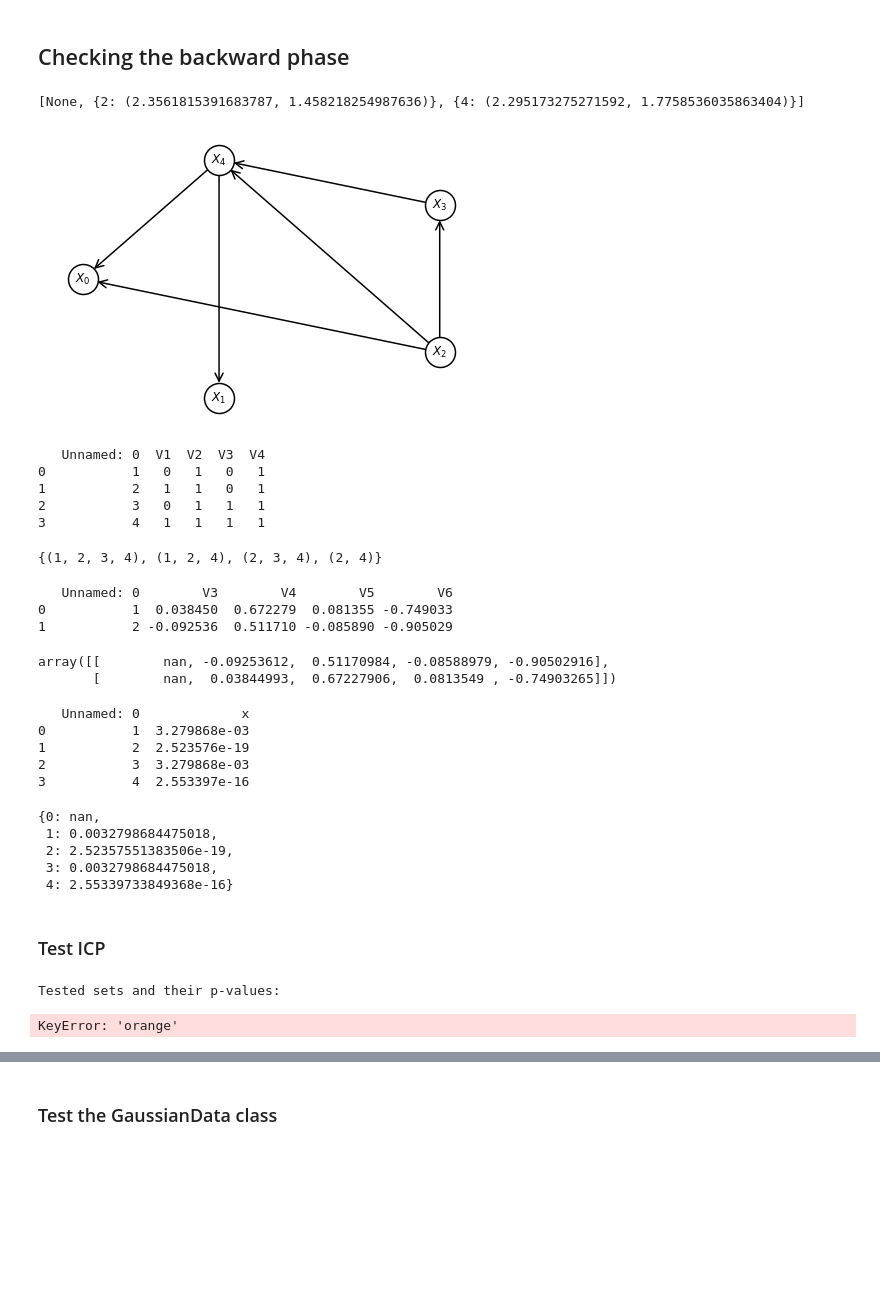
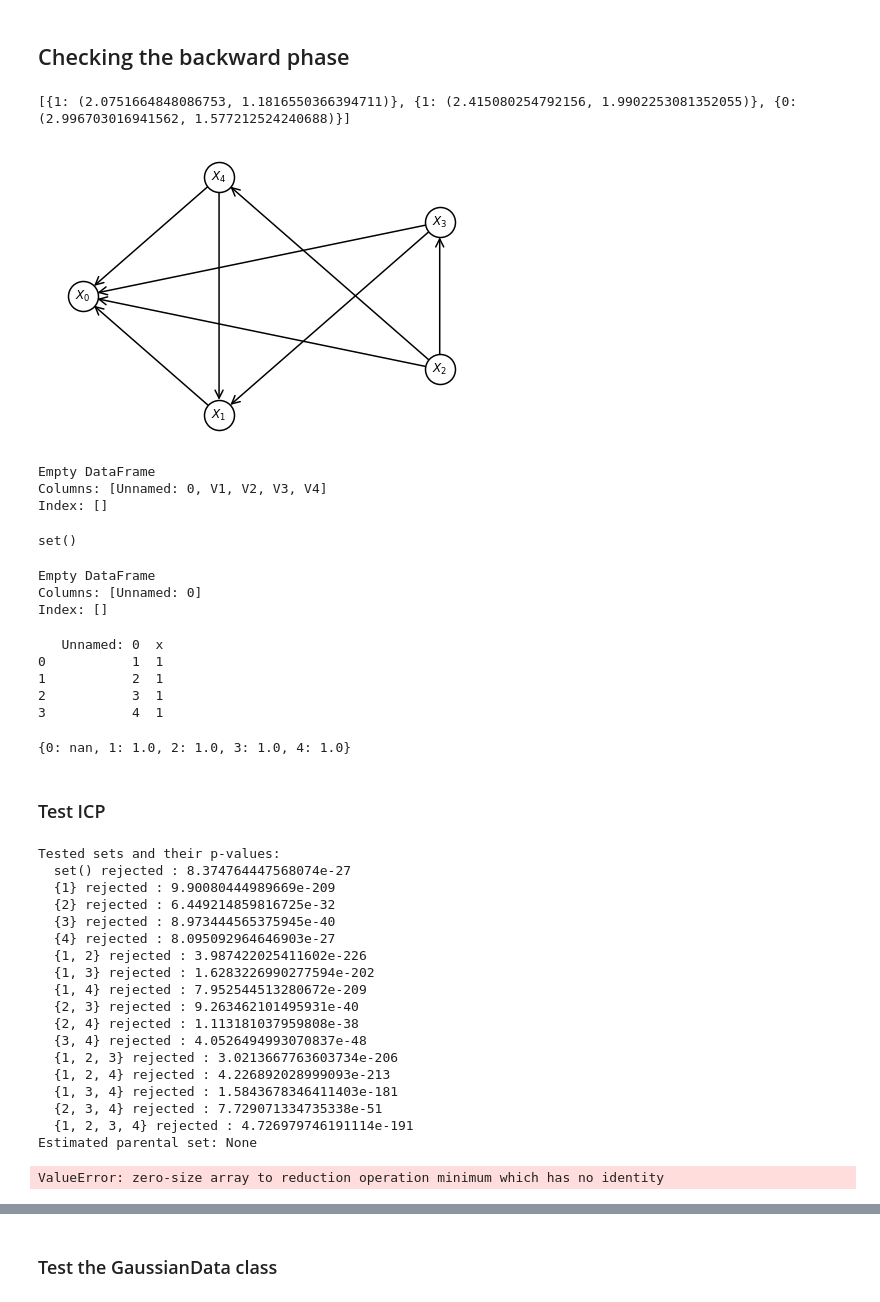
Before and after one commit to juangamella/icp, a Jupyter notebook: test.ipynb, the cells around one changed output, grey strips where cells are left out. Saved outputs shown, nothing was run; the diff lists cells and outputs as text; code cells hidden in the pictures; blank space fills up the shorter version.

```diff
--- a/test.ipynb
+++ b/test.ipynb
@@ -13,17 +13,17 @@ import os
 import causalicp as icp
 from causalicp.test.test_vs_r import process_accepted_sets, process_confints, process_pvalues
 # %%
-i = 175
+i = 4
 path = 'causalicp/test/test_cases/case_%d' % i
 XX = np.load(path + '.npy')
 with open(path + '.pickle', 'rb') as f:
     (scm, interventions, data) = pickle.load(f)
 assert (data == XX).all()
 print(interventions)
 sempler.utils.plot_graph(scm.W)
 # %% [output]
-[None, {2: (2.3561815391683787, 1.458218254987636)}, {4: (2.295173275271592, 1.7758536035863404)}]
+[{1: (2.0751664848086753, 1.1816550366394711)}, {1: (2.415080254792156, 1.9902253081352055)}, {0: (2.996703016941562, 1.577212524240688)}]
-[figure, old version]
+[figure, new version]
 # %%
 # Load R's accepted sets
 path = 'causalicp/test/test_cases/icp_result_%d_accepted.csv' % i
@@ -32,12 +32,10 @@ print(df)
 true_accepted_sets = process_accepted_sets(df)
 true_accepted_sets
 # %% [output]
-   Unnamed: 0  V1  V2  V3  V4
-0           1   0   1   0   1
-1           2   1   1   0   1
-2           3   0   1   1   1
-3           4   1   1   1   1
+Empty DataFrame
+Columns: [Unnamed: 0, V1, V2, V3, V4]
+Index: []
-{(1, 2, 3, 4), (1, 2, 4), (2, 3, 4), (2, 4)}
+set()
 # %%
 # Load R's confidence intervals
 path = 'causalicp/test/test_cases/icp_result_%d_confints.csv' % i
@@ -46,11 +44,9 @@ print(df)
 true_confints = process_confints(df)
 true_confints
 # %% [output]
-   Unnamed: 0        V3        V4        V5        V6
-0           1  0.038450  0.672279  0.081355 -0.749033
-1           2 -0.092536  0.511710 -0.085890 -0.905029
+Empty DataFrame
+Columns: [Unnamed: 0]
+Index: []
-array([[        nan, -0.09253612,  0.51170984, -0.08588979, -0.90502916],
-       [        nan,  0.03844993,  0.67227906,  0.0813549 , -0.74903265]])
 # %%
 # Load R's p-values
 path = 'causalicp/test/test_cases/icp_result_%d_pvals.csv' % i
@@ -59,22 +55,35 @@ print(df)
 true_pvalues = process_pvalues(df)
 true_pvalues
 # %% [output]
-   Unnamed: 0             x
-0           1  3.279868e-03
-1           2  2.523576e-19
-2           3  3.279868e-03
-3           4  2.553397e-16
+   Unnamed: 0  x
+0           1  1
+1           2  1
+2           3  1
+3           4  1
-{0: nan,
- 1: 0.0032798684475018,
- 2: 2.52357551383506e-19,
- 3: 0.0032798684475018,
- 4: 2.55339733849368e-16}
+{0: nan, 1: 1.0, 2: 1.0, 3: 1.0, 4: 1.0}
 # %% [markdown]
 ### Test ICP
 # %%
 %%time
 target = 0
-result = icp.fit(XX, target, alpha=0.001, selection=None, verbose=True)
+result = icp.fit(XX, target, alpha=0.001, sets=None, verbose=True)
 # %% [output]
 Tested sets and their p-values:
+  set() rejected : 8.374764447568074e-27
+  {1} rejected : 9.90080444989669e-209
+  {2} rejected : 6.449214859816725e-32
+  {3} rejected : 8.973444565375945e-40
+  {4} rejected : 8.095092964646903e-27
+  {1, 2} rejected : 3.987422025411602e-226
+  {1, 3} rejected : 1.6283226990277594e-202
+  {1, 4} rejected : 7.952544513280672e-209
+  {2, 3} rejected : 9.263462101495931e-40
+  {2, 4} rejected : 1.113181037959808e-38
+  {3, 4} rejected : 4.0526494993070837e-48
+  {1, 2, 3} rejected : 3.0213667763603734e-206
+  {1, 2, 4} rejected : 4.226892028999093e-213
+  {1, 3, 4} rejected : 1.5843678346411403e-181
+  {2, 3, 4} rejected : 7.729071334735338e-51
+  {1, 2, 3, 4} rejected : 4.726979746191114e-191
+Estimated parental set: None
-KeyError: 'orange'
+ValueError: zero-size array to reduction operation minimum which has no identity
```
Also changed, not shown: parts of 11 cells of this notebook, 1 other file.
